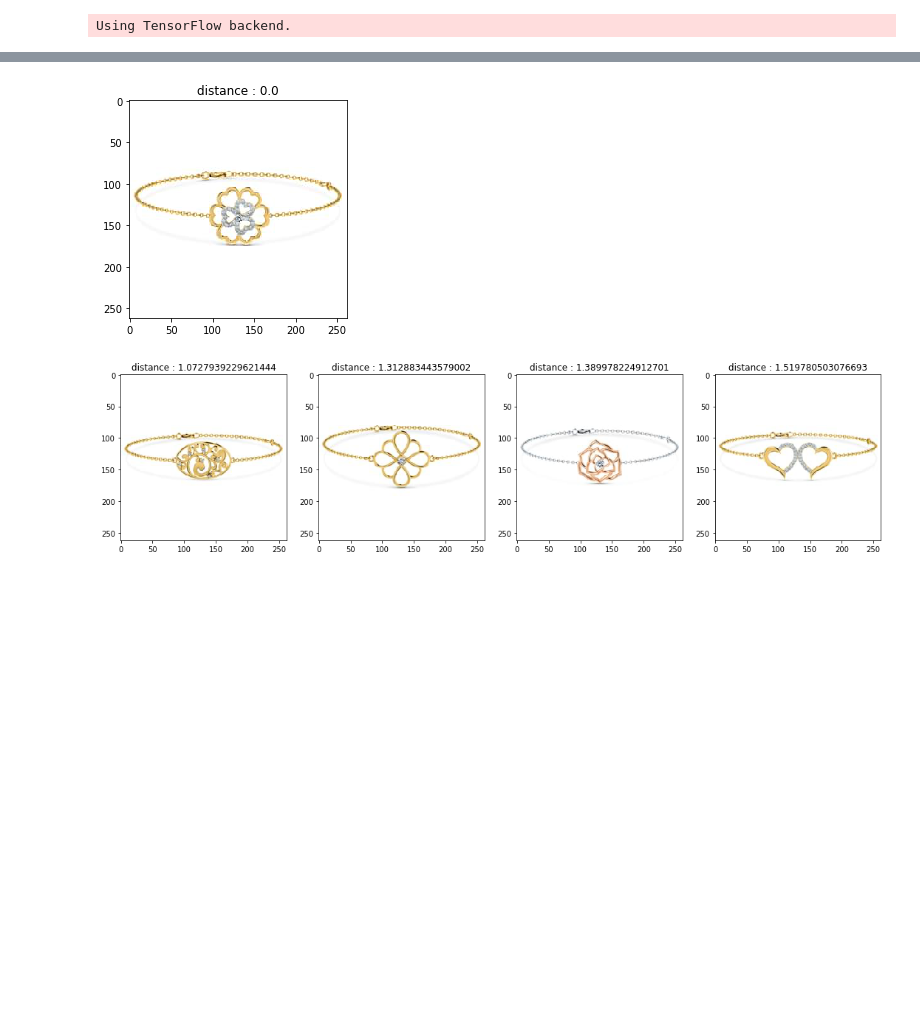
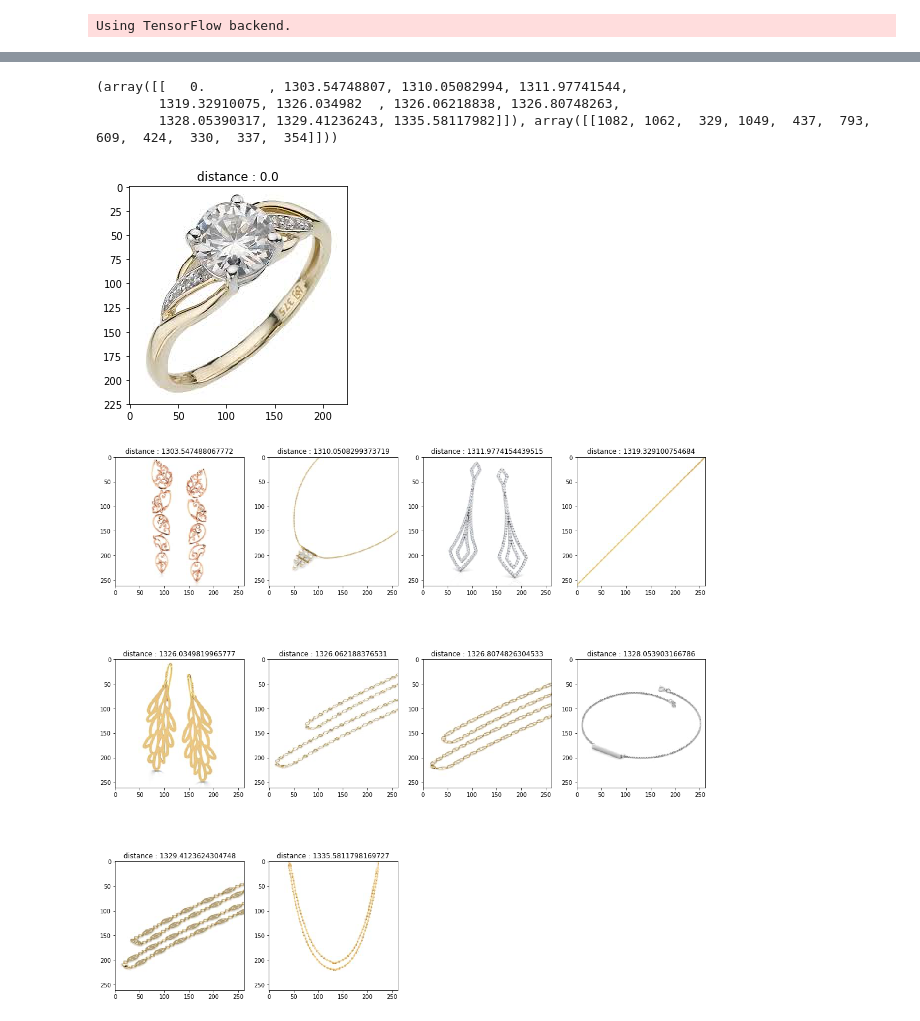
Before and after one commit to m-emmeline/Projet_RecomStyle, a Jupyter notebook: recom_style.ipynb, the cells around one changed output, grey strips where cells are left out. Cells and saved outputs as stored; diff of their text form; code cells hidden in the pictures; blank space fills up the shorter version.

```diff
--- a/recom_style.ipynb
+++ b/recom_style.ipynb
@@ -100,4 +208,8 @@ features = compute_features(l_chemins)
+# %%
+indice = 15
+k = 11
+autre = True
+# %%
+l_chemins, features = recuperation_features(indice, autre, nom="ring")
 # %%
-indice = 950
-k = 5
-distance, voisins = cosine_voisins(features, indice, k)
+distance, voisins = cosine_voisins(features, k)
@@ -109,7 +239,12 @@ affichage_cosine(indice, k, distance, voisins, l_chemins)
 # %%
-voisins = trouve_voisins(features, indice, k)
+voisins = trouve_voisins(features, k)
+print(voisins)
+# %% [output]
+(array([[   0.        , 1303.54748807, 1310.05082994, 1311.97741544,
+        1319.32910075, 1326.034982  , 1326.06218838, 1326.80748263,
+        1328.05390317, 1329.41236243, 1335.58117982]]), array([[1082, 1062,  329, 1049,  437,  793,  609,  424,  330,  337,  354]]))
 # %%
-affichage_voisins(l_chemins, indice, k, voisins)
+affichage_voisins(l_chemins, k, voisins)
 # %% [output]
-[figure, old version]
+[figure, new version]
-[figure, old version]
+[figure, new version]
```
Also changed, not shown: parts of 19 cells of this notebook.
